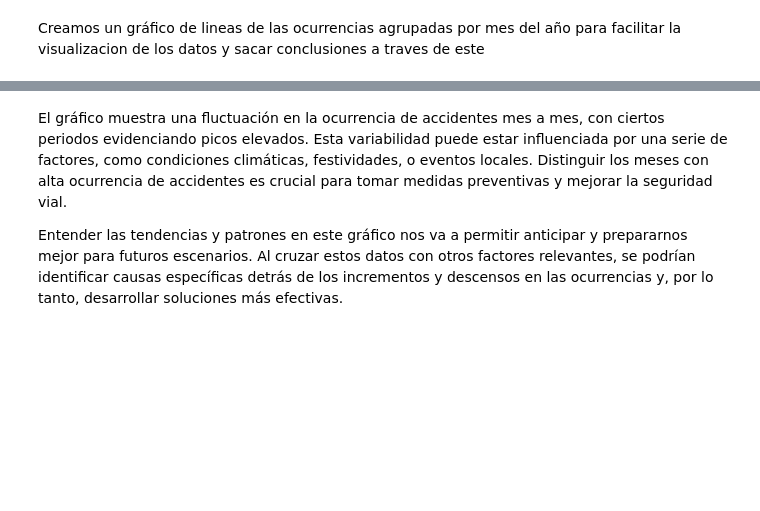
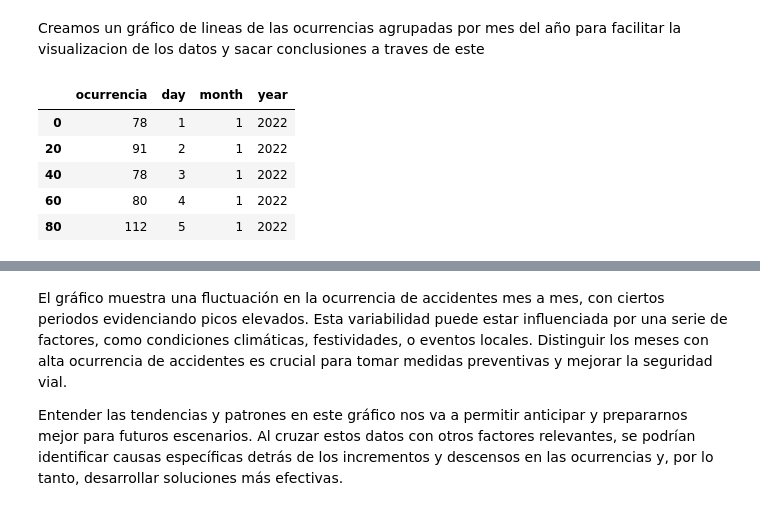
Before and after one commit to lucaramirezo/Traffic-Network-Transparency, a Jupyter notebook: Exploratory-Descriptive_Data_Analysis.ipynb, the cells around one changed output, grey strips where cells are left out. Saved outputs shown, nothing was run; the diff lists cells and outputs as text; code cells hidden in the pictures; blank space fills up the shorter version.

```diff
--- a/Exploratory-Descriptive_Data_Analysis.ipynb
+++ b/Exploratory-Descriptive_Data_Analysis.ipynb
@@ -37,0 +78,9 @@ Creamos un gráfico de lineas de las ocurrencias agrupadas por mes del año para
+# %%
+date_ocurrency.head()
+# %% [output]
+|  | ocurrencia | day | month | year |
+| 0 | 78 | 1 | 1 | 2022 |
+| 20 | 91 | 2 | 1 | 2022 |
+| 40 | 78 | 3 | 1 | 2022 |
+| 60 | 80 | 4 | 1 | 2022 |
+| 80 | 112 | 5 | 1 | 2022 |
```
Also changed, not shown: parts of 31 cells of this notebook, 3 other files.
